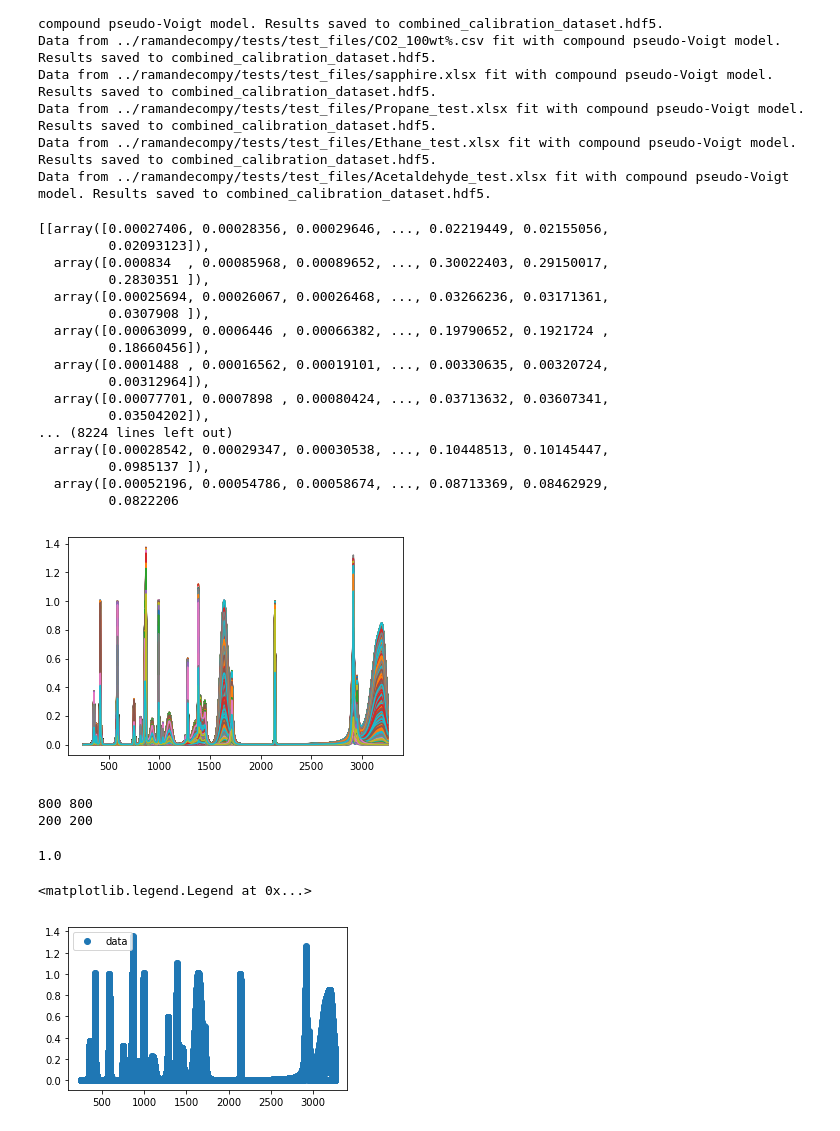
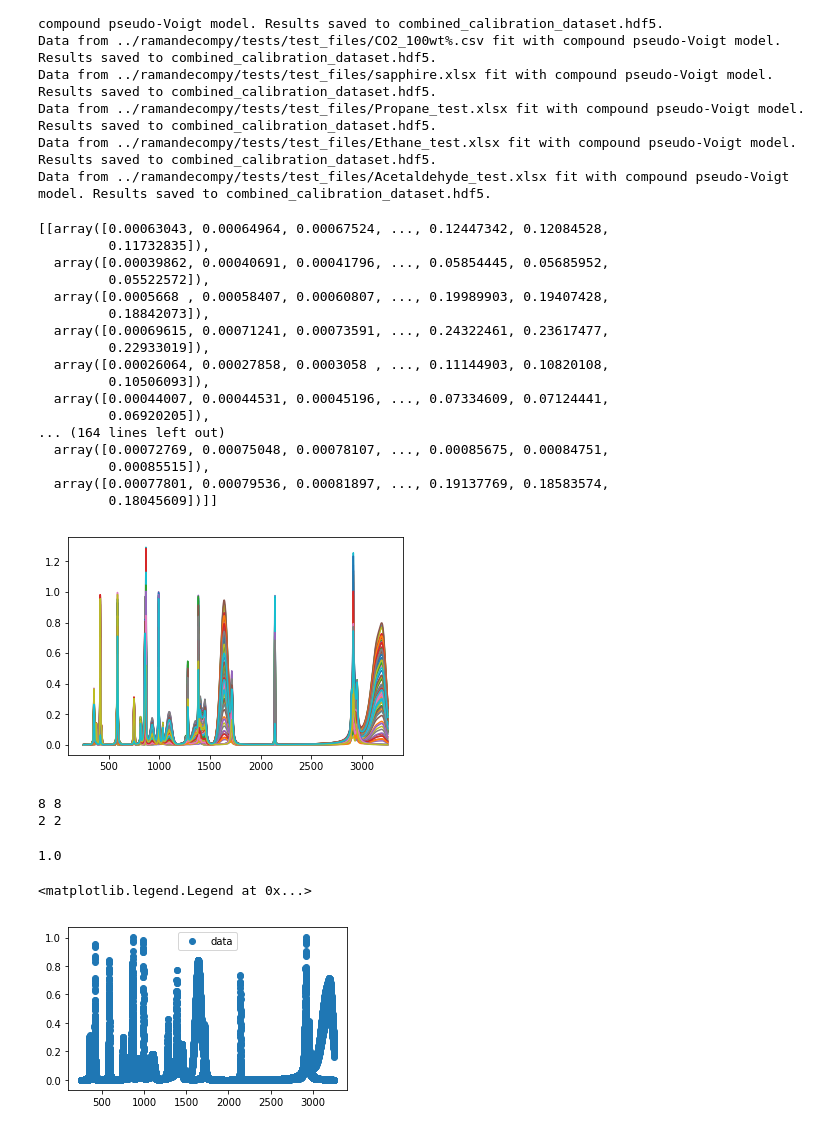
Before and after one commit to raman-noodles/raman-spectra-decomp-analysis, a Jupyter notebook: examples/Combined_spectra_example.ipynb, the cells around one changed output. Saved outputs shown, nothing was run; the diff lists cells and outputs as text; code cells hidden in the pictures.

```diff
--- a/examples/Combined_spectra_example.ipynb
+++ b/examples/Combined_spectra_example.ipynb
@@ -257,37 +41,37 @@ def keyfinder(hdf5_filename):
 # %%
 # first a function that will return a normalized interpolated spectra
 target_compound = 'water'
 # compound = 'water'
 hdf5_filename = 'combined_calibration_dataset.hdf5'
-spectra_count = 1000
+spectra_count = 10
 hdf5 = h5py.File(hdf5_filename, 'r')
 # get list of compounds from hdf5 file
 y_data_list = []
 compound_list = list(hdf5.keys())
 for target_compound in compound_list:
-    x_data, y_data, labels = generate_spectra_dataset(hdf5_filename, target_compound, spectra_count)
+    x_data, y_data, labels = machine_learning.generate_spectra_dataset(hdf5_filename, target_compound, spectra_count)
     y_data_list.append(y_data)
 len(x_data)
 y_data_list
 # %% [output]
-[[array([0.00027406, 0.00028356, 0.00029646, ..., 0.02219449, 0.02155056,
-         0.02093123]),
-  array([0.000834  , 0.00085968, 0.00089652, ..., 0.30022403, 0.29150017,
-         0.2830351 ]),
-  array([0.00025694, 0.00026067, 0.00026468, ..., 0.03266236, 0.03171361,
-         0.0307908 ]),
-  array([0.00063099, 0.0006446 , 0.00066382, ..., 0.19790652, 0.1921724 ,
-         0.18660456]),
-  array([0.0001488 , 0.00016562, 0.00019101, ..., 0.00330635, 0.00320724,
-         0.00312964]),
-  array([0.00077701, 0.0007898 , 0.00080424, ..., 0.03713632, 0.03607341,
-         0.03504202]),
-... (8224 lines left out)
-  array([0.00028542, 0.00029347, 0.00030538, ..., 0.10448513, 0.10145447,
-         0.0985137 ]),
-  array([0.00052196, 0.00054786, 0.00058674, ..., 0.08713369, 0.08462929,
-         0.0822206
+[[array([0.00063043, 0.00064964, 0.00067524, ..., 0.12447342, 0.12084528,
+         0.11732835]),
+  array([0.00039862, 0.00040691, 0.00041796, ..., 0.05854445, 0.05685952,
+         0.05522572]),
+  array([0.0005668 , 0.00058407, 0.00060807, ..., 0.19989903, 0.19407428,
+         0.18842073]),
+  array([0.00069615, 0.00071241, 0.00073591, ..., 0.24322461, 0.23617477,
+         0.22933019]),
+  array([0.00026064, 0.00027858, 0.0003058 , ..., 0.11144903, 0.10820108,
+         0.10506093]),
+  array([0.00044007, 0.00044531, 0.00045196, ..., 0.07334609, 0.07124441,
+         0.06920205]),
+... (164 lines left out)
+  array([0.00072769, 0.00075048, 0.00078107, ..., 0.00085675, 0.00084751,
+         0.00085515]),
+  array([0.00077801, 0.00079536, 0.00081897, ..., 0.19137769, 0.18583574,
+         0.18045609])]]
-[figure, old version]
+[figure, new version]
 # %%
 from sklearn.model_selection import train_test_split
 
@@ -297,8 +81,8 @@ X_train, X_test, y_train, y_test = train_test_split(y_data, labels, test_size=0.
 print(len(X_train), len(y_train))
 print(len(X_test), len(y_test))
 # %% [output]
-800 800
-200 200
+8 8
+2 2
 # %%
 import numpy as np
 import matplotlib.pyplot as plt
@@ -346,7 +130,7 @@ ax.scatter(x_data, y_data, label='data')
 plt.legend()
 # %% [output]
 <matplotlib.legend.Legend at 0x...>
-[figure, old version]
+[figure, new version]
 # %%
 dataprep.new_hdf5('combined_calibration_cal')
 # %%
```
Also changed, not shown: parts of 34 cells of this notebook.
